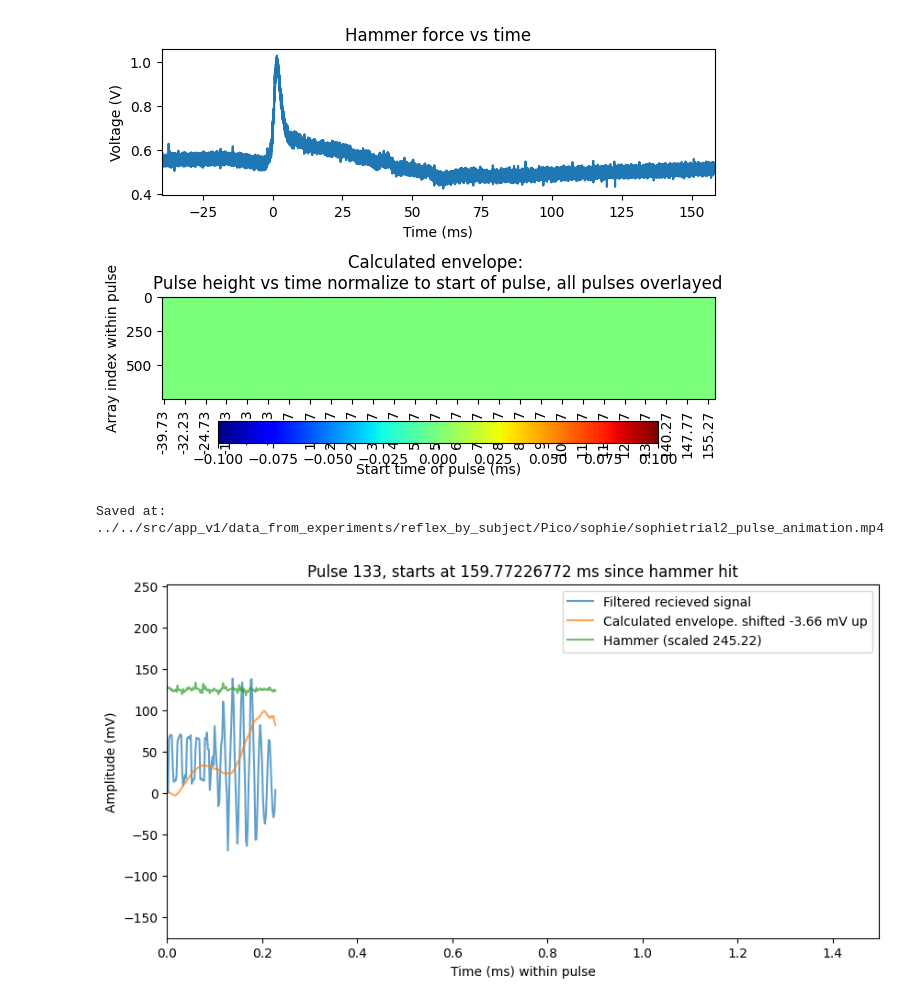
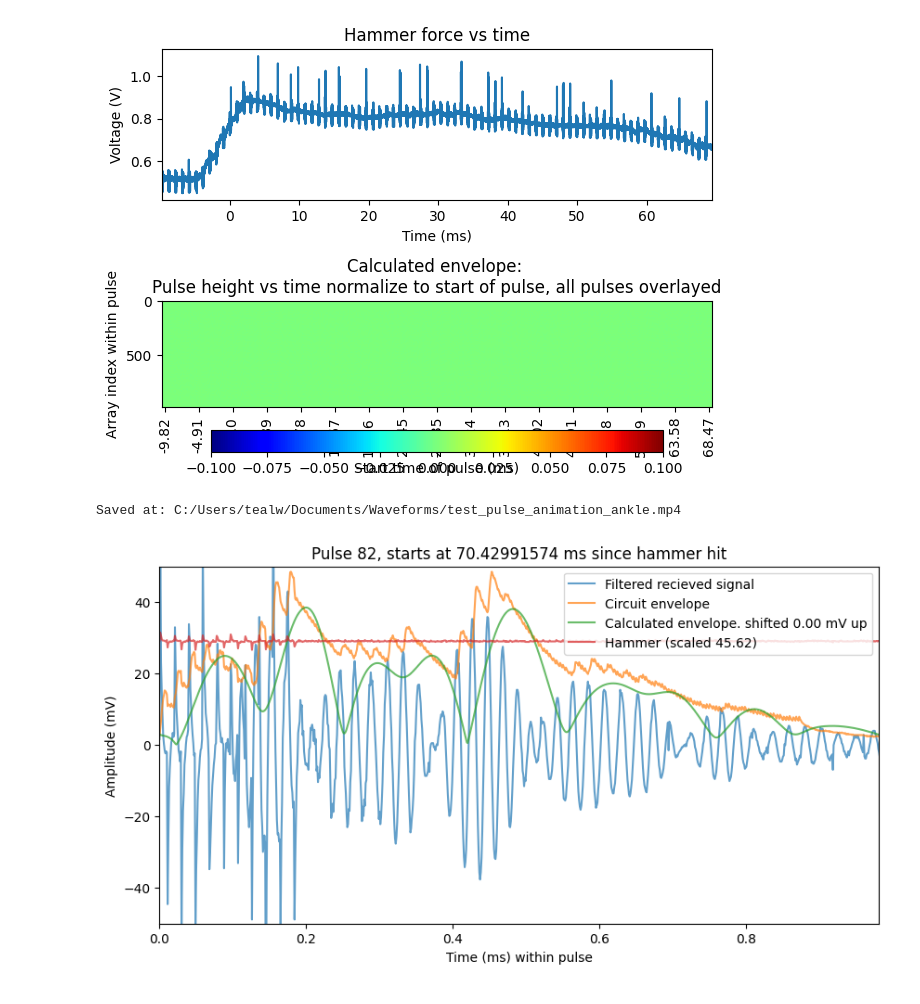
Before and after one commit to happyRainDrop/SmartHammer, a Jupyter notebook: src/data_analysis_jupyter/analyze_Pico_data.ipynb, the cells around one changed output. Drawn from its saved outputs; the diff is of its cells as text; code cells hidden in the pictures.

Commit message:
ruth test hit on self, filter seems working!

```diff
--- a/src/data_analysis_jupyter/analyze_Pico_data.ipynb
+++ b/src/data_analysis_jupyter/analyze_Pico_data.ipynb
@@ -30,9 +30,11 @@ def savgol_filter_func(data, window_length, polyorder):
 # ../../src/app_v1/data_from_experiments/flex_foot/ruth_flex_foot_pico/no_sig_gen/ruthtrial1.txt
 # Experiment 6
 #../../src/logs/exp_6_no_remove_cuff/Pico_data/exp_6_rachel_trial_1.txt
+# Test waveform, Ruth local
+# "C:/Users/tealw/Documents/Waveforms/test.csv"
 
-file_name = "../../src/app_v1/data_from_experiments/reflex_by_subject/Pico/sophie/sophietrial2.txt"
-is_csv = False
+file_name = "C:/Users/tealw/Documents/Waveforms/test.csv"
+is_csv = True
 
 all_csv_data, active_csv_data, passive_csv_data = [], [], []
 file_folder_name = file_name[:file_name.rindex("/")]
@@ -47,12 +49,13 @@ if (compare_contraction):
 '''
 Default column order: times, square_pulses, recieved_pulses, circuit_envelope, hammer
 Flex foot take 1 order: times, calf cuff, hammer, square pulse
+New test setup order (8/21/24): times, calf cuff, circuit envelope, hammer, sqaure pulse
 '''
 csv_times = all_csv_data[:,0]
-csv_square_pulses = all_csv_data[:,3]
+csv_square_pulses = all_csv_data[:,4]
 csv_recieved_pulses = all_csv_data[:,1]
-csv_circuit_envelope =  all_csv_data[:,1]
-csv_hammer = all_csv_data[:,2]
+csv_circuit_envelope =  all_csv_data[:,2]
+csv_hammer = all_csv_data[:,3]
 
 plt.figure()
 plt.subplot(4,1,1)
@@ -859,49 +888,49 @@ plt.subplots_adjust(hspace = 0.5)
 plt.colorbar(orientation='horizontal')
 plt.tight_layout()
 # %% [output]
-[figure, old version]
+[figure, new version]
 # %%
 from matplotlib.animation import FuncAnimation, PillowWriter, FFMpegWriter
 save_as_mp4 = True # Saves as GIF when this is false. You need ffmeg installed to save as mp4.
-plot_circuit_envelope = False
+plot_circuit_envelope = True
 plot_calculated_envelope = True
 plot_hammer = True
-min_y_axis = min(filtered_recieved_pulses)-1
-max_y_axis = max(filtered_recieved_pulses)+1
+min_y_axis = -50#min(filtered_recieved_pulses)-1
+max_y_axis = 50#max(filtered_recieved_pulses)+1
 scale_circuit_envelope = max_y_axis*1.0/max(csv_circuit_envelope)
 scale_hammer = max_y_axis*1.0/max(csv_hammer)
 
-shift_active_up =  np.average(filtered_recieved_pulses) - np.average(active_recieved_pulses_filtered)
-shift_calc_env_up = np.average(filtered_recieved_pulses) - np.average(calculated_envelope)
+shift_active_up =  np.average(filtered_recieved_pulses) - np.average(active_recieved_pulses_filtered) if compare_contraction else 0
+shift_calc_env_up = 0 #np.average(filtered_recieved_pulses) - np.average(calculated_envelope)
 
 def update(frame):
     plt.cla()  # Clear the current axes
     plt.plot(times_reshaped[frame] - times_reshaped[frame][0], recieved_pulses_reshaped[frame], label=f'Filtered recieved signal', alpha=0.7)
     if (plot_circuit_envelope):
         plt.plot(times_reshaped[frame] - times_reshaped[frame][0], circuit_envelope_reshaped[frame]*scale_circuit_envelope, label=f'Circuit envelope', alpha=0.7)
     if (plot_calculated_envelope):
         plt.plot(times_reshaped[frame] - times_reshaped[frame][0], calculated_envelope_reshaped[frame]+shift_calc_env_up, label=f'Calculated envelope. shifted {shift_calc_env_up:.2f} mV up', alpha=0.7)
     if (plot_hammer):
         plt.plot(times_reshaped[frame] - times_reshaped[frame][0], hammer_signal_reshaped[frame]*scale_hammer, label=f'Hammer (scaled {scale_hammer:.2f})', alpha=0.7)
     if (compare_contraction):
         plt.plot(active_times_reshaped[frame] - active_times_reshaped[frame][0], active_recieved_pulses_reshaped[frame]+shift_active_up, label=f'Active contraction pulse, shifted {shift_active_up:.2f} mV up', alpha=0.3)
     plt.legend(loc='upper right')
     plt.xlim(0, times_reshaped[0][-1] - times_reshaped[0][0])
     plt.ylim(min_y_axis, max_y_axis)
     plt.title(f'Pulse {frame}, starts at {times_reshaped[frame][0]} ms since hammer hit')
     plt.xlabel('Time (ms) within pulse')
     plt.ylabel('Amplitude (mV)')
 
 fig, ax = plt.subplots(figsize=(10, 5))
 ani = FuncAnimation(fig, update, frames=NUM_PULSES, repeat=False)
 
 # Save as GIF
 extension = ".mp4" if save_as_mp4 else ".gif"
-save_place = file_folder_name + "/" + specific_file_name + '_pulse_animation' + extension
+save_place = file_folder_name + "/" + specific_file_name + '_pulse_animation_ankle' + extension
 writer = FFMpegWriter(fps=10, metadata=dict(artist='Me'), bitrate=1800) if save_as_mp4 else PillowWriter(fps=10)
 ani.save(save_place, writer)
 print(f"Saved at: {save_place}")
 plt.show()
 # %% [output]
-Saved at: ../../src/app_v1/data_from_experiments/reflex_by_subject/Pico/sophie/sophietrial2_pulse_animation.mp4
+Saved at: C:/Users/tealw/Documents/Waveforms/test_pulse_animation_ankle.mp4
-[figure, old version]
+[figure, new version]
```
Also changed, not shown: parts of 17 cells of this notebook, 11 other files.
